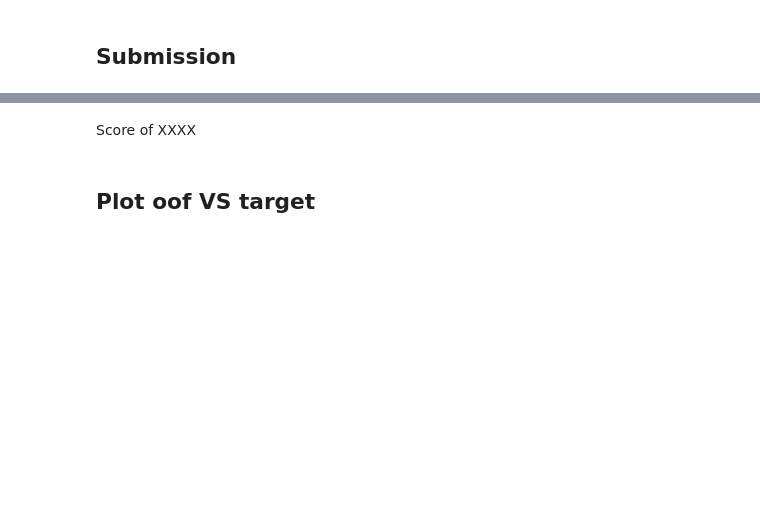
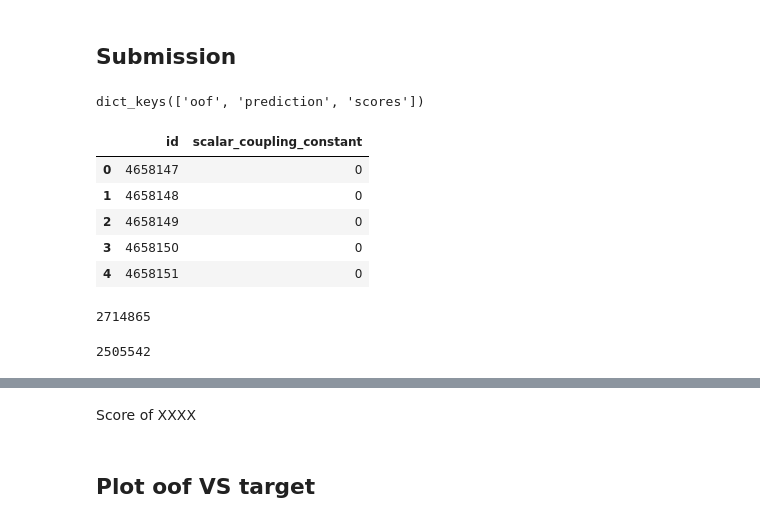
Before and after one commit to tomruarol/Kaggle_Predicting_Molecular_Properties, a Jupyter notebook: c_XGB_V3.ipynb, the cells around one changed output, grey strips where cells are left out. Drawn from its saved outputs; the diff is of its cells as text; code cells hidden in the pictures; blank space fills up the shorter version.

```diff
--- a/c_XGB_V3.ipynb
+++ b/c_XGB_V3.ipynb
@@ -771,4 +805,25 @@ result_dict_xgb = train_model_regression(X=X, X_test=X_test, y=y, params=params,
 # %% [markdown]
 ## Submission
+# %%
+result_dict_xgb.keys()
+# %% [output]
+dict_keys(['oof', 'prediction', 'scores'])
+# %%
+sub.head()
+# %% [output]
+|  | id | scalar_coupling_constant |
+| 0 | 4658147 | 0 |
+| 1 | 4658148 | 0 |
+| 2 | 4658149 | 0 |
+| 3 | 4658150 | 0 |
+| 4 | 4658151 | 0 |
+# %%
+len(result_dict_xgb['prediction'])
+# %% [output]
+2714865
+# %%
+len(sub['id'])
+# %% [output]
+2505542
 # %%
 sub['scalar_coupling_constant'] = result_dict_xgb['prediction']
```
Also changed, not shown: parts of 7 cells of this notebook.
